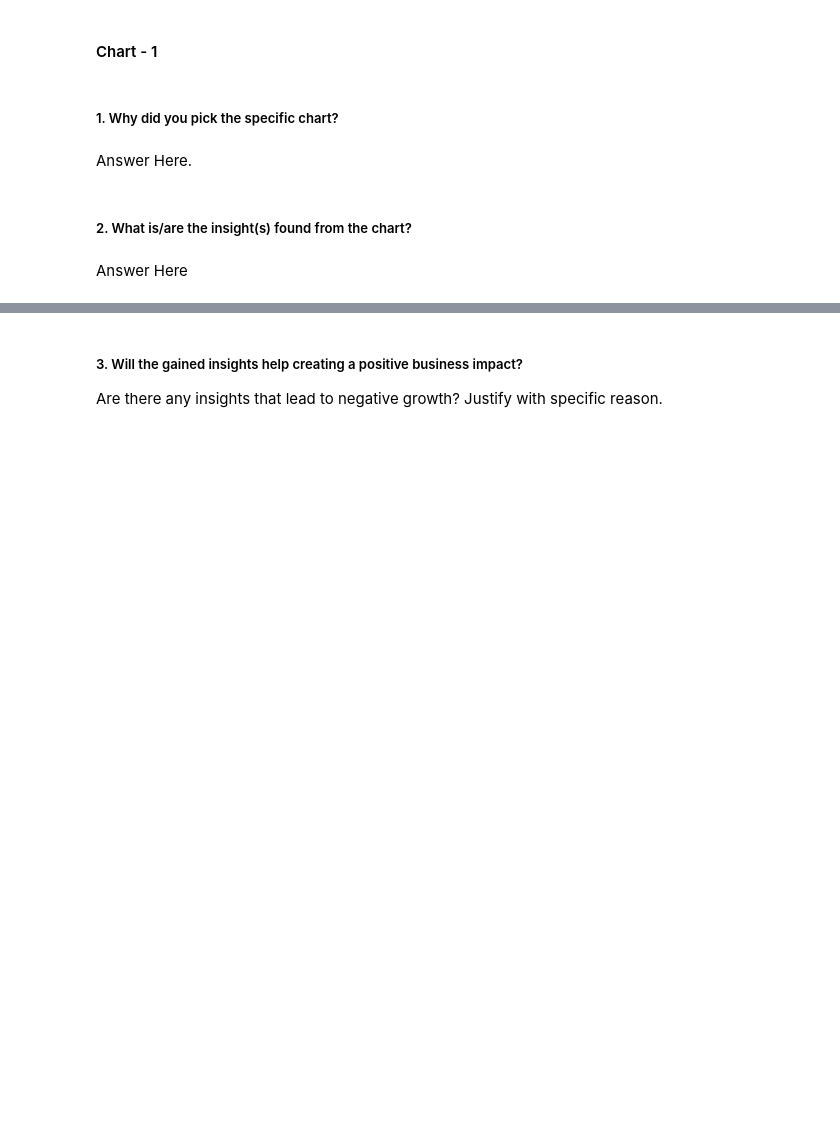
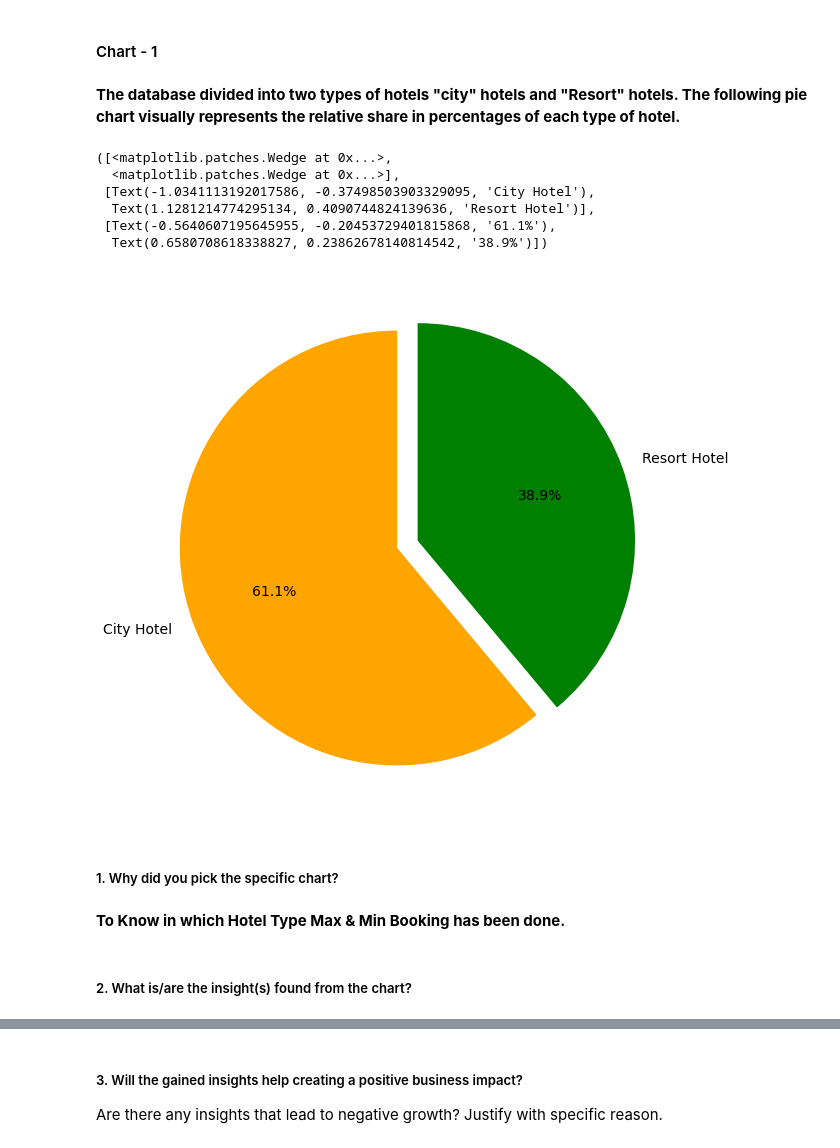
Before and after one commit to Ganeshbhavale/EDA-Hotel-Booking-Analysis., a Jupyter notebook: Ganesh_EDA_Hotel_Booking_Project_.ipynb, the cells around one changed output, grey strips where cells are left out. Cells and saved outputs as stored; diff of their text form; code cells hidden in the pictures; blank space fills up the shorter version.

```diff
--- a/Ganesh_EDA_Hotel_Booking_Project_.ipynb
+++ b/Ganesh_EDA_Hotel_Booking_Project_.ipynb
@@ -350,8 +632,25 @@ b) In the same, we have checked if there is any duplicacy in data & we found tha
+# %% [markdown]
+**The database divided into two types of hotels "city" hotels and "Resort" hotels. The following pie chart visually represents the relative share in percentages of each type of hotel.**
+# %%
+# Chart - 1 visualization code
+plt.rcParams['figure.figsize'] = (15,10)
+labels = Hotel_data_df_1['hotel'].value_counts().index.tolist()
+sizes = Hotel_data_df_1['hotel'].value_counts().tolist()
+
+explode = (0, 0.1)
+colors = ['ORANGE','GREEN']
+plt.pie(sizes, explode=explode, labels=labels, colors=colors, autopct='%1.1f%%',startangle=90, textprops={'fontsize': 14})
+# %% [output]
+([<matplotlib.patches.Wedge at 0x...>,
+  <matplotlib.patches.Wedge at 0x...>],
+ [Text(-1.0341113192017586, -0.37498503903329095, 'City Hotel'),
+  Text(1.1281214774295134, 0.4090744824139636, 'Resort Hotel')],
+ [Text(-0.5640607195645955, -0.20453729401815868, '61.1%'),
+  Text(0.6580708618338827, 0.23862678140814542, '38.9%')])
+[figure, added]
 # %% [markdown]
 ##### 1. Why did you pick the specific chart?
-# %% [markdown]
-Answer Here.
+# %% [markdown]
+**To Know in which Hotel Type Max & Min Booking has been done.**
 # %% [markdown]
 ##### 2. What is/are the insight(s) found from the chart?
-# %% [markdown]
-Answer Here
```
Also changed, not shown: parts of 31 cells of this notebook.
